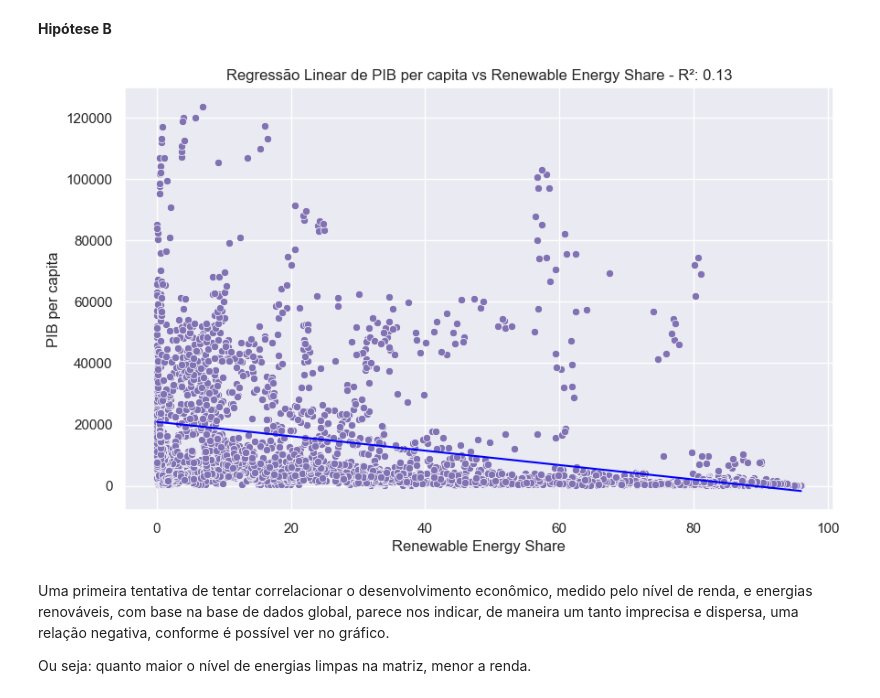
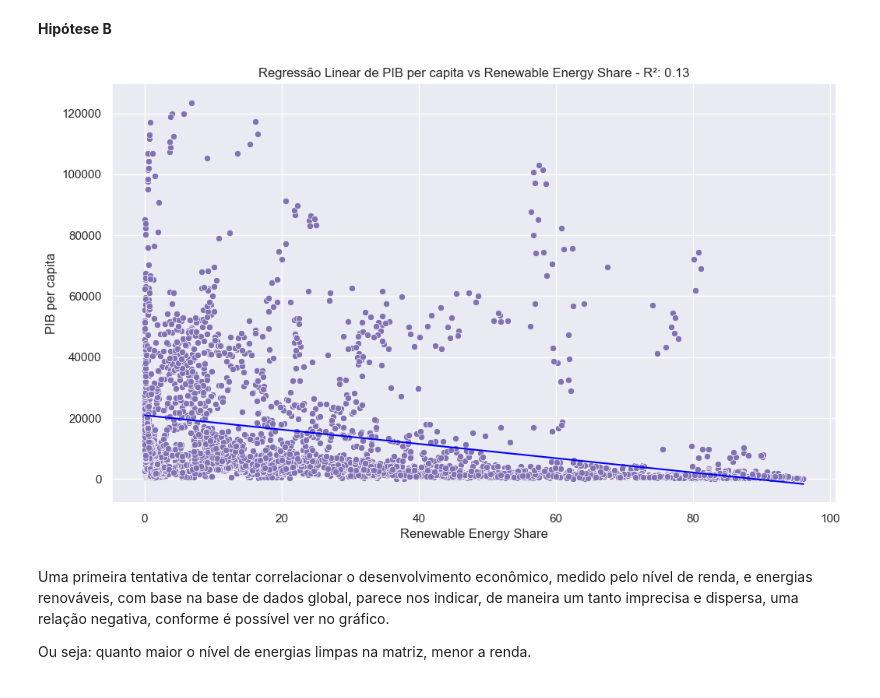
Before and after one commit to Felipefalex/Projeto-Sustainable-Energy, a Jupyter notebook: sustainable_energy.ipynb, the cells around one changed output. Cells and saved outputs as stored; diff of their text form; code cells hidden in the pictures.

```diff
--- a/sustainable_energy.ipynb
+++ b/sustainable_energy.ipynb
@@ -467,35 +509,35 @@ x_var = 'Renováveis %'
 
 # Variáveis dependentes
 y_vars = ['PIB per capita']
 
 # Regressão Linear Univarida para cada variável dependente
 for y_var in y_vars:
     # Preparando os dados
     data_filtrada = data[[x_var, y_var]].dropna()
     X = data_filtrada[[x_var]]
     y = data_filtrada[y_var]
 
     # Criando e ajustando o modelo
     model = LinearRegression()
     model.fit(X, y)
 
     # Fazendo previsões
     y_pred = model.predict(X)
 
     # Calculando R²
     r2 = r2_score(y, y_pred)
 
     # Plotando gráfico de dispersão com linha de regressão
 
-    plt.figure(figsize=(10, 6))
+    plt.figure(figsize=(12, 7))
     sns.scatterplot(x=X[x_var], y=y, color='m')
     sns.lineplot(x=X[x_var], y=y_pred, color='blue')
     plt.title(f'Regressão Linear de {y_var} vs Renewable Energy Share - R²: {r2:.2f}')
     plt.xlabel('Renewable Energy Share')
     plt.ylabel(y_var)
     plt.show()
 # %% [output]
-[figure, old version]
+[figure, new version]
 # %% [markdown]
 Uma primeira tentativa de tentar correlacionar o desenvolvimento econômico, medido pelo nível de renda, e energias renováveis, com base na base de dados global, parece nos indicar, de maneira um tanto imprecisa e dispersa, uma relação negativa, conforme é possível ver no gráfico.
 
```
Also changed, not shown: parts of 28 cells of this notebook.
